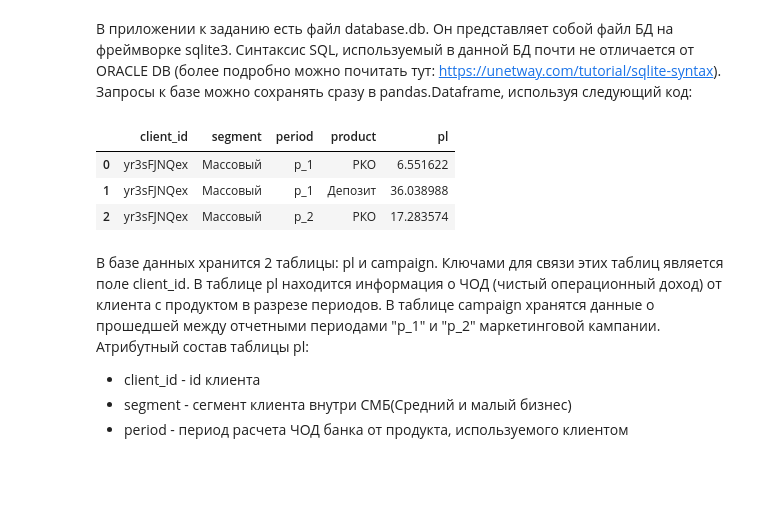
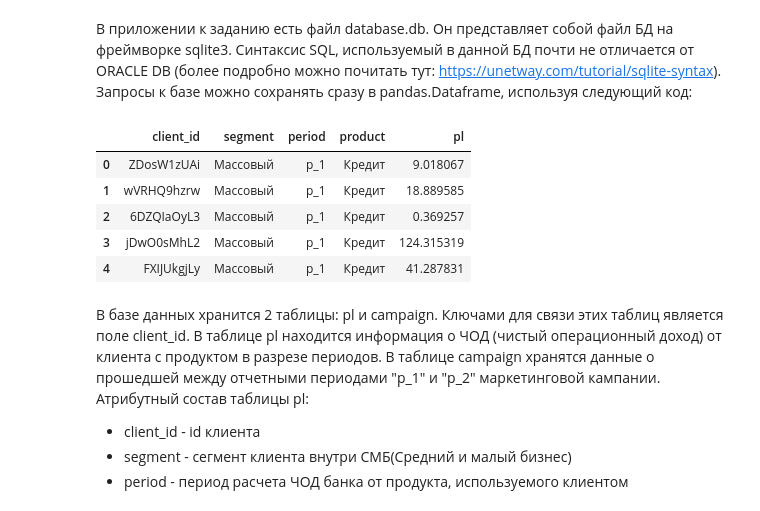
Before and after one commit to ADMukhametzianov/VTB, a Jupyter notebook: vtb_test.ipynb, the cells around one changed output. Cells and saved outputs as stored; diff of their text form; code cells hidden in the pictures; blank space fills up the shorter version.

```diff
--- a/vtb_test.ipynb
+++ b/vtb_test.ipynb
@@ -12,17 +14,19 @@ import sqlite3 as sql
 # Загрузка файла из GitHub
 !wget https://raw.githubusercontent.com/ADMukhametzianov/VTB/main/database.db
 # %%
-query = 'SELECT * FROM pl where client_id = "yr3sFJNQex"'
+query = 'SELECT * FROM pl limit 5'
 con = sql.connect('database.db')
 df = pd.read_sql_query(sql = query, con=con)
 con.close()
 
 df
 # %% [output]
 |  | client_id | segment | period | product | pl |
-| 0 | yr3sFJNQex | Массовый | p_1 | РКО | 6.551622 |
-| 1 | yr3sFJNQex | Массовый | p_1 | Депозит | 36.038988 |
-| 2 | yr3sFJNQex | Массовый | p_2 | РКО | 17.283574 |
+| 0 | ZDosW1zUAi | Массовый | p_1 | Кредит | 9.018067 |
+| 1 | wVRHQ9hzrw | Массовый | p_1 | Кредит | 18.889585 |
+| 2 | 6DZQIaOyL3 | Массовый | p_1 | Кредит | 0.369257 |
+| 3 | jDwO0sMhL2 | Массовый | p_1 | Кредит | 124.315319 |
+| 4 | FXIJUkgjLy | Массовый | p_1 | Кредит | 41.287831 |
 # %% [markdown]
    В базе данных хранится 2 таблицы: pl и campaign. Ключами для связи этих таблиц является поле client_id. В таблице pl находится информация о ЧОД (чистый операционный доход) от клиента с продуктом в разрезе периодов. В таблице campaign хранятся данные о прошедшей  между отчетными периодами "p_1" и "p_2" маркетинговой кампании.<br>
 Атрибутный состав таблицы pl:
```
Also changed, not shown: parts of 12 cells of this notebook.
